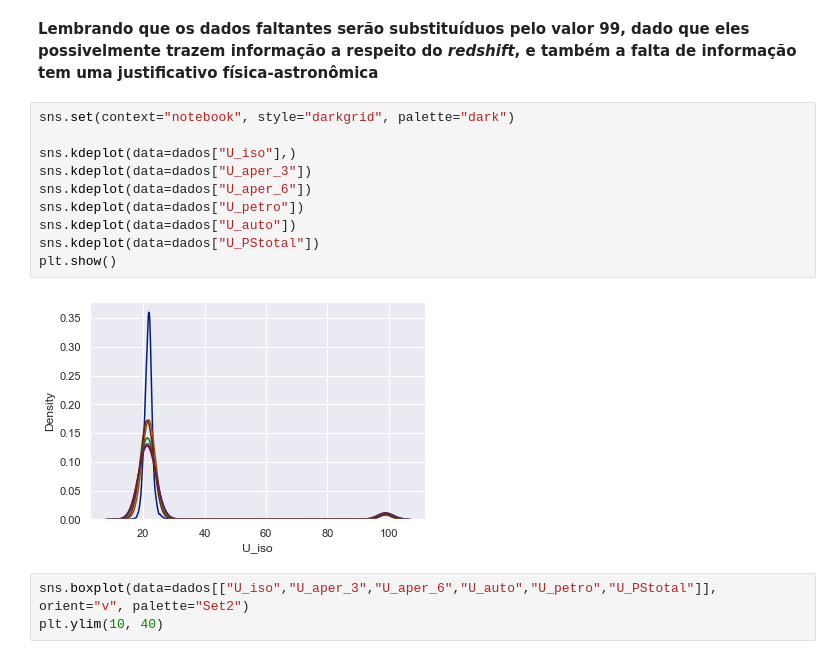
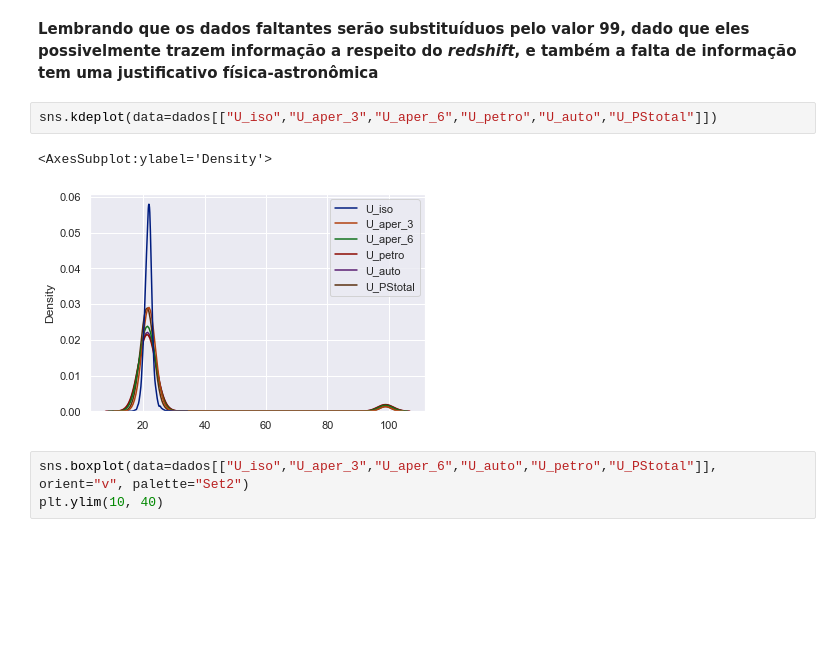
Before and after one commit to GabrielaPereiraSoares/Projeto_TCC, a Jupyter notebook: Analise_Descritiva.ipynb, the cells around one changed output. Saved outputs shown, nothing was run; the diff lists cells and outputs as text; blank space fills up the shorter version.

```diff
--- a/Analise_Descritiva.ipynb
+++ b/Analise_Descritiva.ipynb
@@ -247,18 +291,11 @@ msno.matrix(dados[df_na.loc[df_na["%"]!=0].sort_values(by="%", ascending=False).
 **Não sei se isso é informativo (?)**, mas percebemos uma relação entre os valores _missing_ das bandas do GALEX e seus respectivos erros, ou seja, quando há dados faltantes nas magnitudes, também haverá nos erros. Os demais não parecem ter relação.
 # %% [markdown]
 **Lembrando que os dados faltantes serão substituíduos pelo valor 99, dado que eles possivelmente trazem informação a respeito do _redshift_, e também a falta de informação tem uma justificativo física-astronômica**
-# %%
-sns.set(context="notebook", style="darkgrid", palette="dark")
-
-sns.kdeplot(data=dados["U_iso"],)
-sns.kdeplot(data=dados["U_aper_3"])
-sns.kdeplot(data=dados["U_aper_6"])
-sns.kdeplot(data=dados["U_petro"])
-sns.kdeplot(data=dados["U_auto"])
-sns.kdeplot(data=dados["U_PStotal"])
-plt.show()
-# %% [output]
-[figure, removed]
+# %%
+sns.kdeplot(data=dados[["U_iso","U_aper_3","U_aper_6","U_petro","U_auto","U_PStotal"]])
+# %% [output]
+<AxesSubplot:ylabel='Density'>
+[figure, added]
 # %%
 sns.boxplot(data=dados[["U_iso","U_aper_3","U_aper_6","U_auto","U_petro","U_PStotal"]], orient="v", palette="Set2")
 plt.ylim(10, 40)
```
Also changed, not shown: parts of 9 cells of this notebook.
